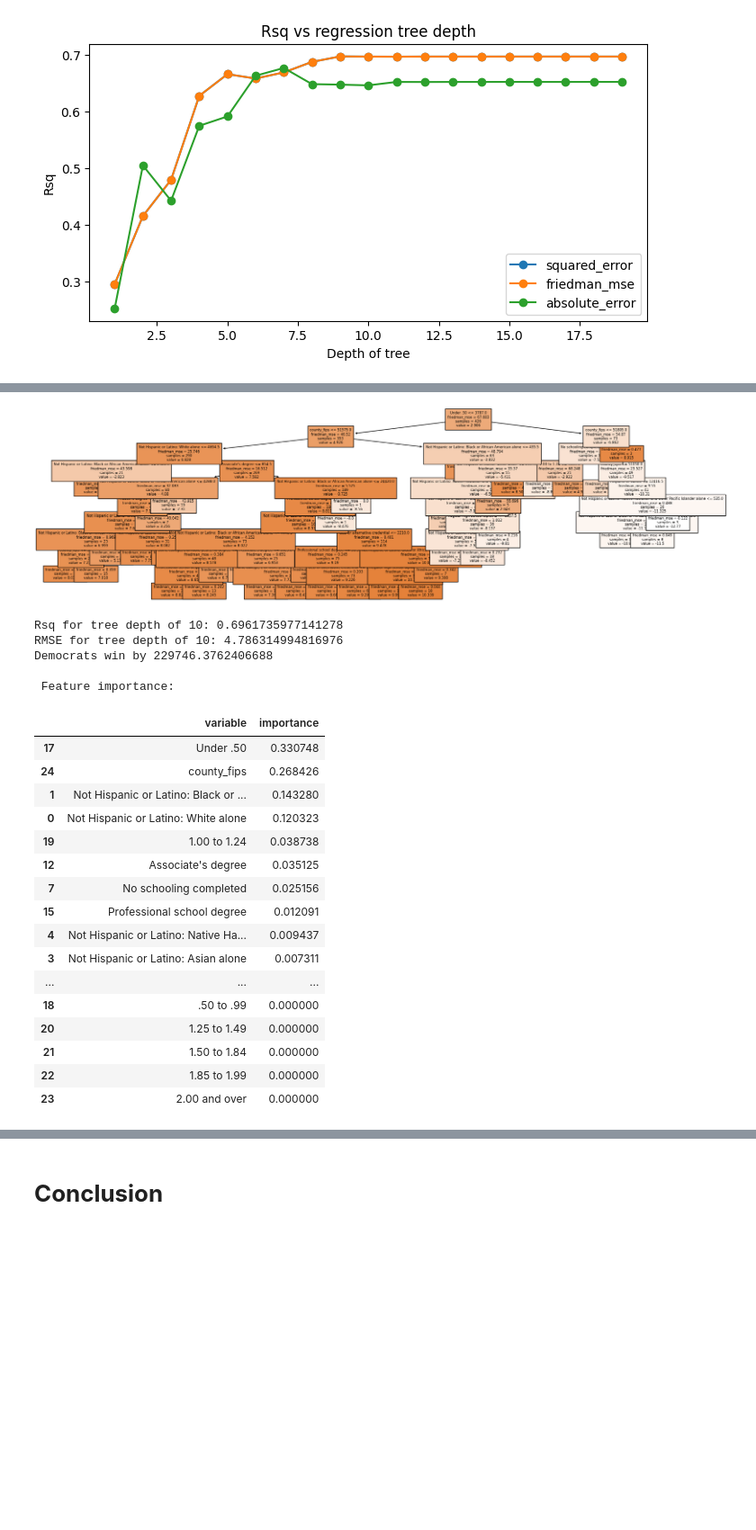
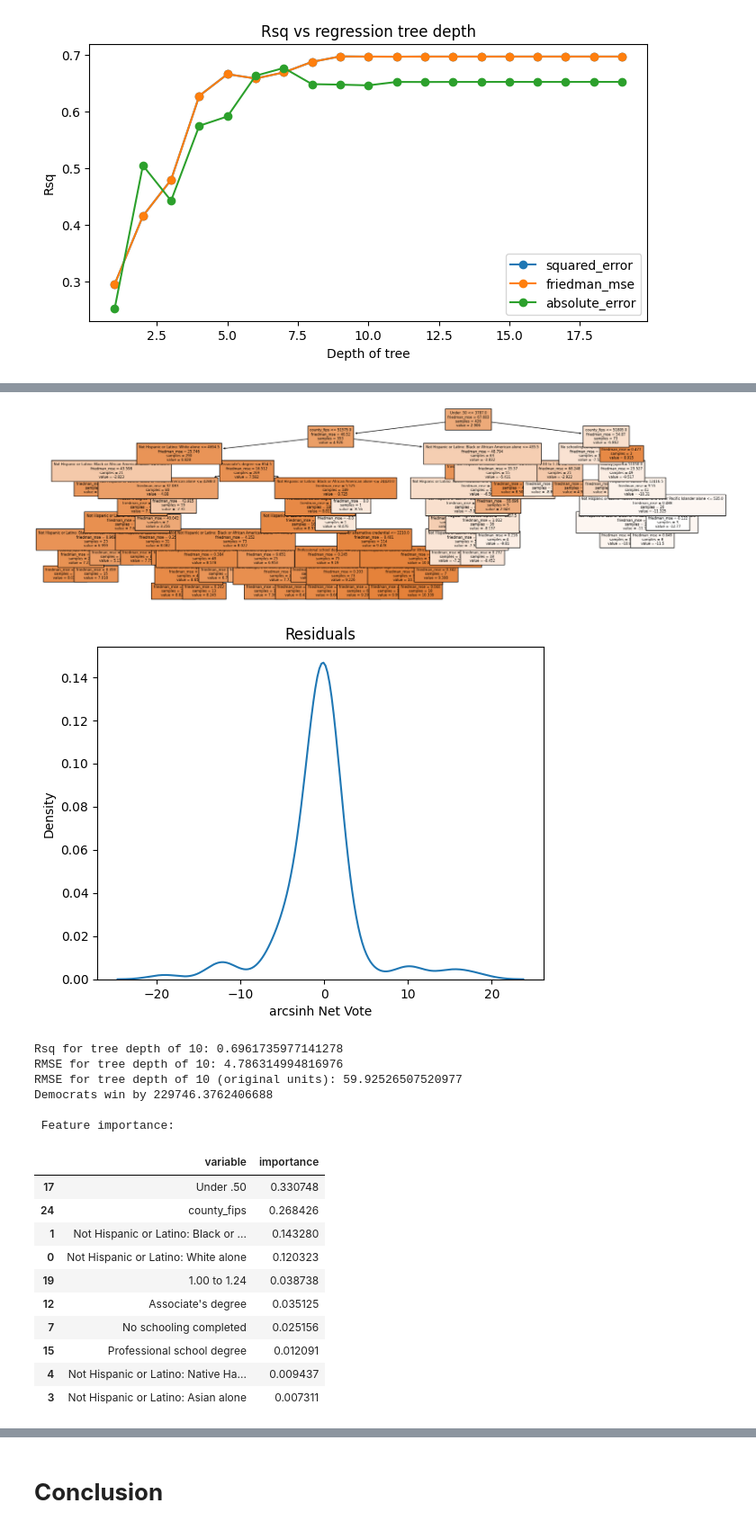
Before and after one commit to Catherine-Nguyen88/project_voting, a Jupyter notebook: DS3001_Project_3_Report_(Group_17).ipynb, the cells around one changed output, grey strips where cells are left out. Shown at 90% size. Saved outputs shown, nothing was run; the diff lists cells and outputs as text; code cells hidden in the pictures; blank space fills up the shorter version.

```diff
--- a/DS3001_Project_3_Report_(Group_17).ipynb
+++ b/DS3001_Project_3_Report_(Group_17).ipynb
@@ -219,44 +225,46 @@ y_hat = cart.predict(X_test)
 e = y_test - y_hat
 rsq = 1-np.sum(e**2)/np.sum((y_test - np.mean(y_train))**2)
 RMSE = np.sqrt(np.mean(e**2))
+RMSE_ounits = np.sinh(RMSE)
+
+sns.kdeplot(e)
+plt.title('Residuals')
+plt.show()
 
 print(f'Rsq for tree depth of 10: {rsq}')
 print(f'RMSE for tree depth of 10: {RMSE}')
+print(f'RMSE for tree depth of 10 (original units): {RMSE_ounits}')
 
 outcome = np.sum(np.sinh((y_hat))) # democrats win!
 
 if outcome > 0:
   print(f'Republicans win by {outcome}')
 else:
   print(f'Democrats win by {-1*outcome}') # print votes they win by (make it positive)
 
   # print the feature importance
   # use the feature importances to see which variables matter the most
 print('\n', 'Feature importance: ')
 results = pd.DataFrame({'variable':varnames, 'importance': cart.feature_importances_}) # Regression coefficients
 results = results.sort_values(by='importance', ascending=False)
-results
+results.head(10)
 # %% [output]
 [figure]
+[figure, added]
 Rsq for tree depth of 10: 0.6961735977141278
 RMSE for tree depth of 10: 4.786314994816976
+RMSE for tree depth of 10 (original units): 59.92526507520977
 Democrats win by 229746.3762406688
 
  Feature importance:
 |  | variable | importance |
 | 17 | Under .50 | 0.330748 |
 | 24 | county_fips | 0.268426 |
 | 1 | Not Hispanic or Latino: Black or ... | 0.143280 |
 | 0 | Not Hispanic or Latino: White alone | 0.120323 |
 | 19 | 1.00 to 1.24 | 0.038738 |
 | 12 | Associate's degree | 0.035125 |
 | 7 | No schooling completed | 0.025156 |
 | 15 | Professional school degree | 0.012091 |
 | 4 | Not Hispanic or Latino: Native Ha... | 0.009437 |
 | 3 | Not Hispanic or Latino: Asian alone | 0.007311 |
-| ... | ... | ... |
-| 18 | .50 to .99 | 0.000000 |
-| 20 | 1.25 to 1.49 | 0.000000 |
-| 21 | 1.50 to 1.84 | 0.000000 |
-| 22 | 1.85 to 1.99 | 0.000000 |
-| 23 | 2.00 and over | 0.000000 |
```
Also changed, not shown: parts of 5 cells of this notebook.
